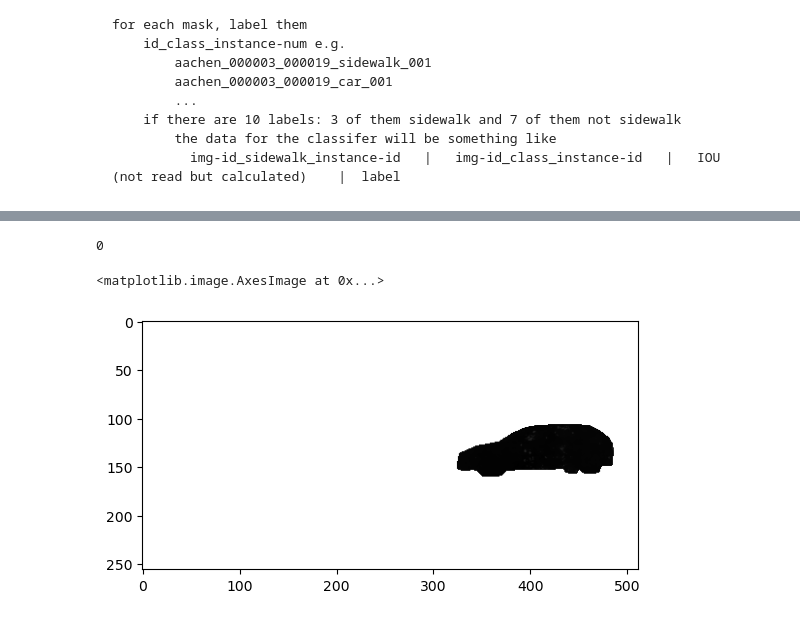
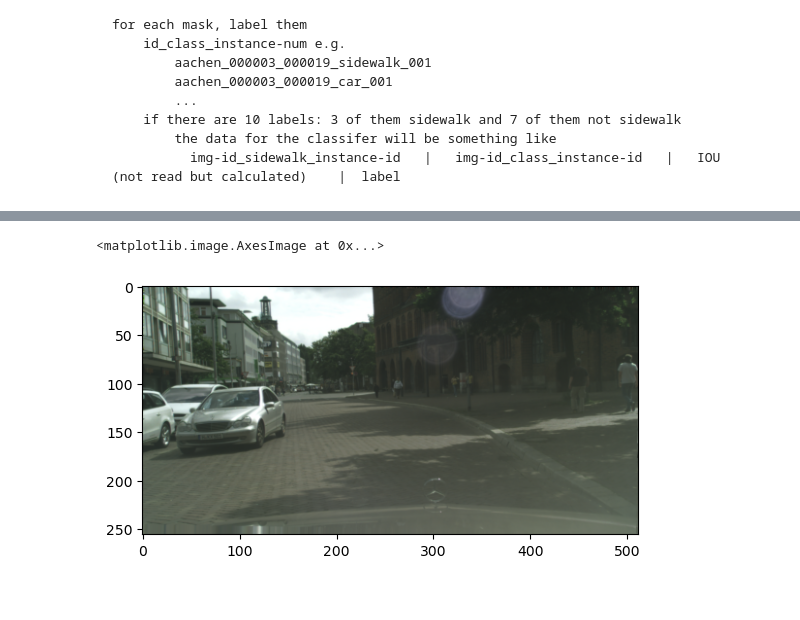
Before and after one commit to DataScienceAndEngineering/deep-learning-final-project-project-sidewalk, a Jupyter notebook: notebooks/explorations/image_sampling.ipynb, the cells around one changed output, grey strips where cells are left out. Cells and saved outputs as stored; diff of their text form; code cells hidden in the pictures.

```diff
--- a/notebooks/explorations/image_sampling.ipynb
+++ b/notebooks/explorations/image_sampling.ipynb
@@ -62,11 +62,18 @@ for each mask, label them
 df = pd.read_csv(os.path.join(PROCESSED_DATA,'labels_obs.csv'),index_col=None)
 df.head()
 data = df.set_index('ID').T.to_dict('list')
+
+all_labels = []
+all_obs = []
 for key, val in data.items():
     labs,obs = val
     labs= np.array([int(i) for i in labs.split(' ')[:-1]])
     obs = np.array([int(i) for i in obs.split(' ')[:-1]])
     data[key] = (labs, obs)
+
+
+    all_labels.append(labs)
+    all_obs.append(obs)
 
 
 ## reading sample data
@@ -75,15 +82,15 @@ for key, val in data.items():
 ## txt = os.path.join(ROOT_DIR, 'data/processed/keep_img_ids.txt')
 
 # sample 100 images
-txt = os.path.join(ROOT_DIR, 'data/processed/sample.txt')
-with open(txt) as f:
-    sample_ids= f.readlines()
+# txt = os.path.join(ROOT_DIR, 'data/processed/sample.txt')
+# with open(txt) as f:
+#     sample_ids= f.readlines()
 
-# all the image ids
-sample_ids = [i.strip('\n').split('.')[0] for i in sample_ids]
+# # all the image ids
+# sample_ids = [i.strip('\n').split('.')[0] for i in sample_ids]
 
-# all instance labels for each id
-sample_labels = [data[id] for id in sample_ids]
+# # all instance labels for each id
+# sample_labels = [data[id] for id in sample_ids]
 
 # # {img_id: all_instance_mask}
 # data_mask = {}
@@ -268,20 +249,5 @@ sidewalk_no_overlap = sidewalk * np.logical_not(car)
-# %%
-# comparing if the depth values of the two objects are equal at
-# their intersection?
-car_idx = (car_no_overlap*depth)!=0
-side_idx = (sidewalk_no_overlap*depth)!=0
-idx = car_idx
-if len(side_idx)>len(car_idx):
-    idx = side_idx
-
-c = (car_no_overlap*depth)[idx]
-s = (sidewalk_no_overlap*depth)[idx]
-
-np.isclose(c,s).sum()
-# %% [output]
-0
 # %%
-plt.imshow(car_depth, cmap='gray')
+plt.imshow(rgbimg)
 # %% [output]
 <matplotlib.image.AxesImage at 0x...>
-[figure, old version]
+[figure, new version]
```
Also changed, not shown: parts of 26 cells of this notebook, 11 other files.
